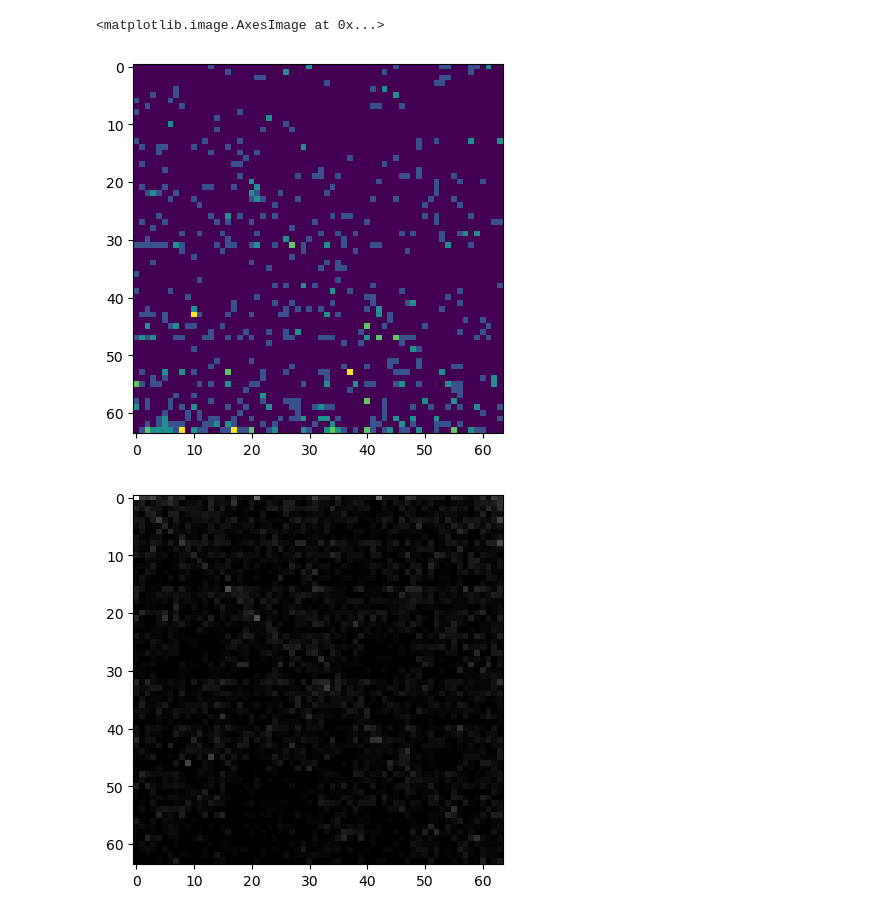
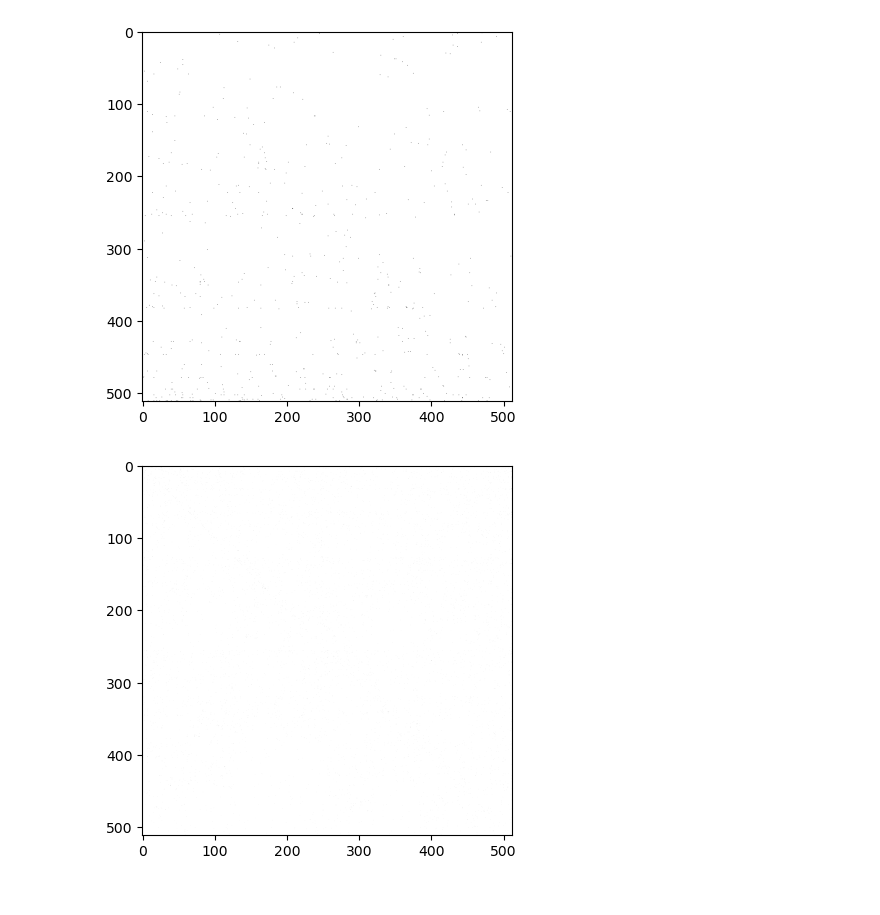
Before and after one commit to ZefCo/Thesis, a Jupyter notebook: ML/Fractal.ipynb, the cells around one changed output. Cells and saved outputs as stored; diff of their text form; code cells hidden in the pictures.

```diff
--- a/ML/Fractal.ipynb
+++ b/ML/Fractal.ipynb
@@ -131,7 +131,7 @@ full_seq = seqs[0]
 exon_seq = seqs[2]
 intron_seq = seqs[4]
 
-kmer = 6
+kmer = 9
 # %%
 # train_data: pandas.DataFrame = pandas.read_pickle(cwd / "TrainingGeneData_v5.pkl")
 # # print(train_data.shape)
@@ -193,17 +194,17 @@ plt.imshow(full_cgr)
 # %%
 exon_mer = nucleotide_counter(exon_seq, kmer)
 exon_cgr = chaos_game_representation(exon_mer, kmer)
-# plt.imshow(exon_cgr, cmap = "gray")
-plt.imshow(exon_cgr)
+plt.imshow(exon_cgr, cmap = "gray_r")
+plt.imsave(cwd / f"Exon_Inverted_{kmer}.png", exon_cgr, cmap = "gray_r")
+# plt.imshow(exon_cgr)
 # %% [output]
-<matplotlib.image.AxesImage at 0x...>
-[figure, old version]
+[figure, new version]
 # %%
 intron_mer = nucleotide_counter(intron_seq, kmer)
 intron_cgr = chaos_game_representation(intron_mer, kmer)
-plt.imshow(intron_cgr, cmap = "gray")
+plt.imshow(intron_cgr, cmap = "gray_r")
 # plt.imshow(intron_cgr)
 # plt.imsave(cwd / "Gray_Test.png", intron_cgr, cmap = "gray")
-np.save(cwd / "Gray_Test", intron_cgr)
+plt.imsave(cwd / f"Intron_Inverted_{kmer}.png", intron_cgr, cmap = "gray_r")
 # %% [output]
-[figure, old version]
+[figure, new version]
```
Also changed, not shown: parts of 1 cell of this notebook, 10 other files.
